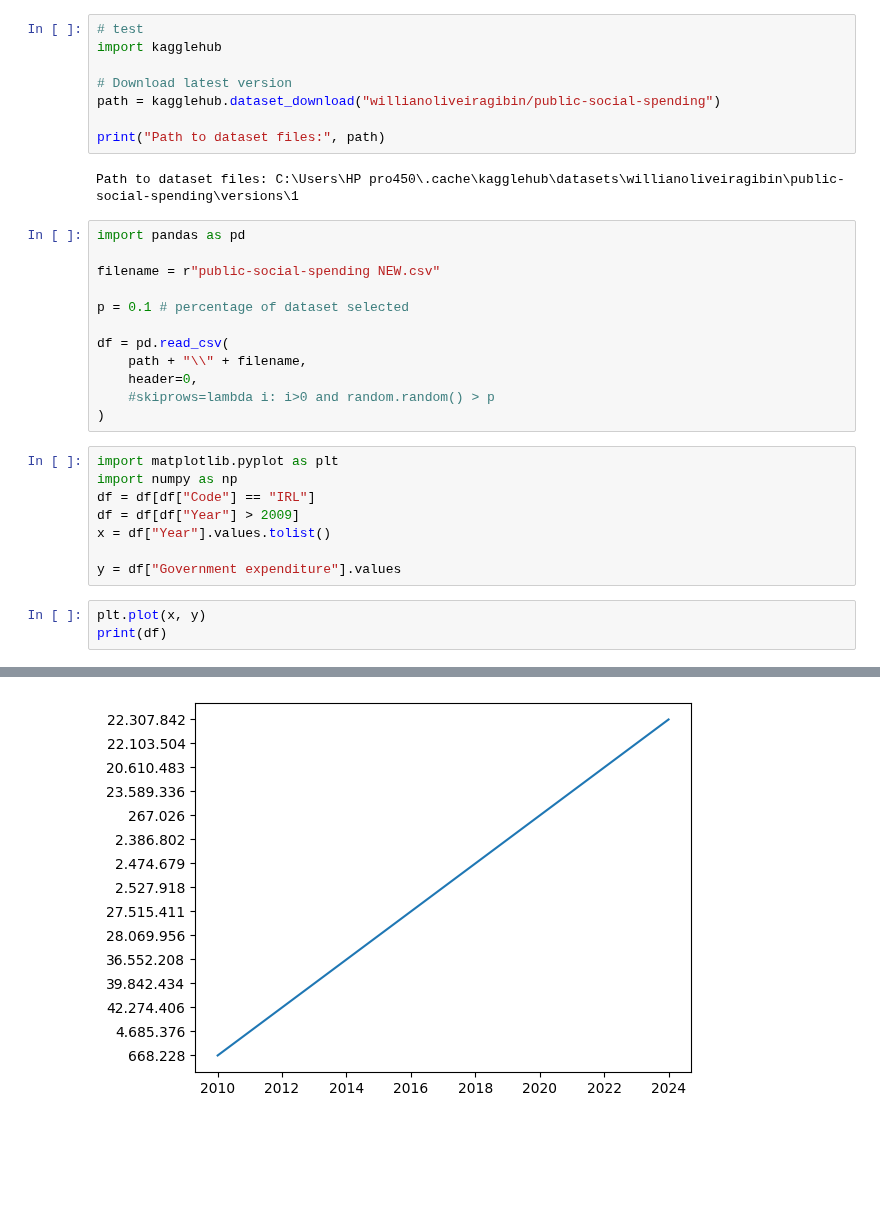
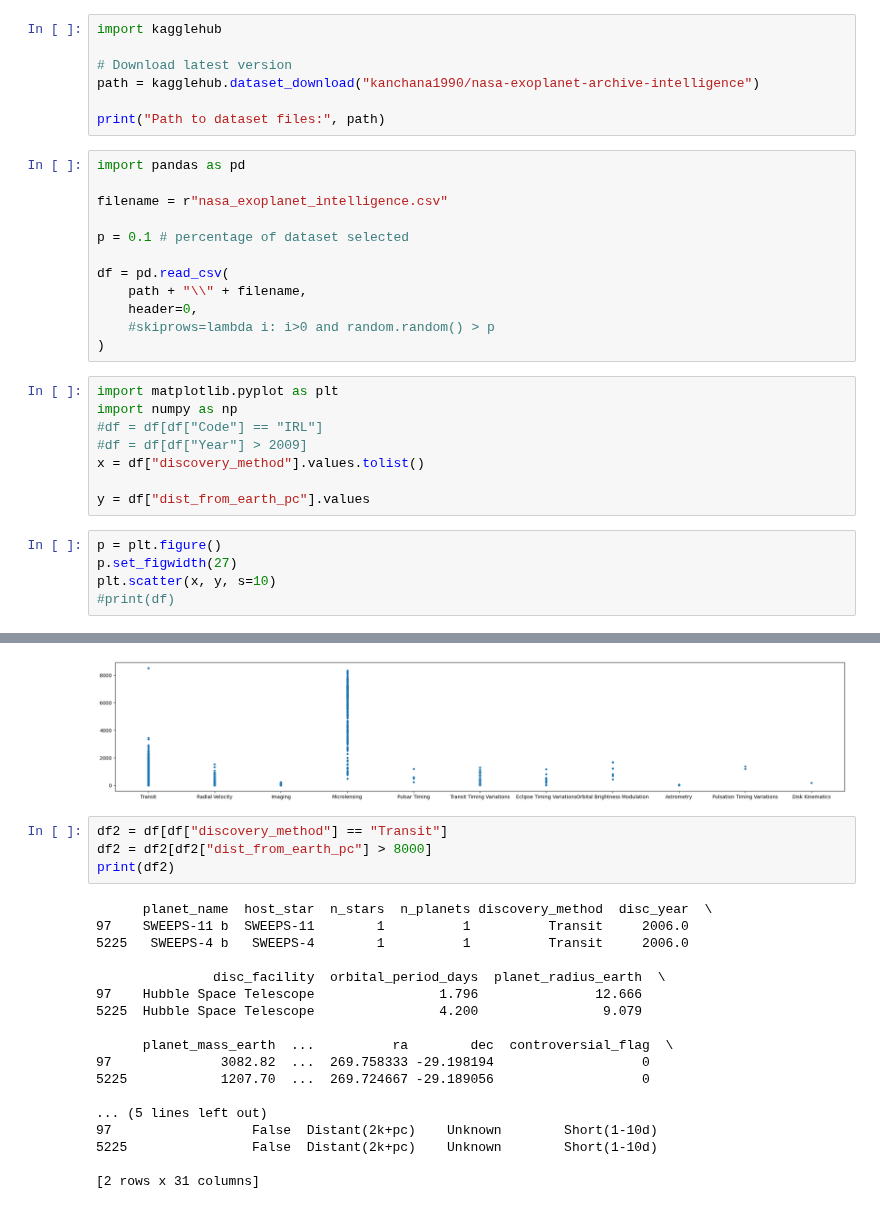
Before and after one commit to C00299231/DataScProject, a Jupyter notebook: Untitled.ipynb, the cells around one changed output, grey strips where cells are left out. Saved outputs shown, nothing was run; the diff lists cells and outputs as text; blank space fills up the shorter version.

```diff
--- a/Untitled.ipynb
+++ b/Untitled.ipynb
@@ -1,17 +1,14 @@
 # %%
-# test
 import kagglehub
 
 # Download latest version
-path = kagglehub.dataset_download("willianoliveiragibin/public-social-spending")
+path = kagglehub.dataset_download("kanchana1990/nasa-exoplanet-archive-intelligence")
 
 print("Path to dataset files:", path)
-# %% [output]
-Path to dataset files: C:\Users\HP pro450\.cache\kagglehub\datasets\willianoliveiragibin\public-social-spending\versions\1
 # %%
 import pandas as pd
 
-filename = r"public-social-spending NEW.csv"
+filename = r"nasa_exoplanet_intelligence.csv"
 
 p = 0.1 # percentage of dataset selected
 
@@ -23,12 +20,14 @@ df = pd.read_csv(
 # %%
 import matplotlib.pyplot as plt
 import numpy as np
-df = df[df["Code"] == "IRL"]
-df = df[df["Year"] > 2009]
-x = df["Year"].values.tolist()
+#df = df[df["Code"] == "IRL"]
+#df = df[df["Year"] > 2009]
+x = df["discovery_method"].values.tolist()
 
-y = df["Government expenditure"].values
+y = df["dist_from_earth_pc"].values
 # %%
-plt.plot(x, y)
-print(df)
+p = plt.figure()
+p.set_figwidth(27)
+plt.scatter(x, y, s=10)
+#print(df)
 # %% [output]
@@ -51 +35,23 @@ print(df)
-[figure, old version]
+[figure, new version]
+# %%
+df2 = df[df["discovery_method"] == "Transit"]
+df2 = df2[df2["dist_from_earth_pc"] > 8000]
+print(df2)
+# %% [output]
+      planet_name  host_star  n_stars  n_planets discovery_method  disc_year  \
+97    SWEEPS-11 b  SWEEPS-11        1          1          Transit     2006.0
+5225   SWEEPS-4 b   SWEEPS-4        1          1          Transit     2006.0
+
+               disc_facility  orbital_period_days  planet_radius_earth  \
+97    Hubble Space Telescope                1.796               12.666
+5225  Hubble Space Telescope                4.200                9.079
+
+      planet_mass_earth  ...          ra        dec  controversial_flag  \
+97              3082.82  ...  269.758333 -29.198194                   0
+5225            1207.70  ...  269.724667 -29.189056                   0
+
+... (5 lines left out)
+97                  False  Distant(2k+pc)    Unknown        Short(1-10d)
+5225                False  Distant(2k+pc)    Unknown        Short(1-10d)
+
+[2 rows x 31 columns]
```
Also changed, not shown: parts of 1 cell of this notebook.
